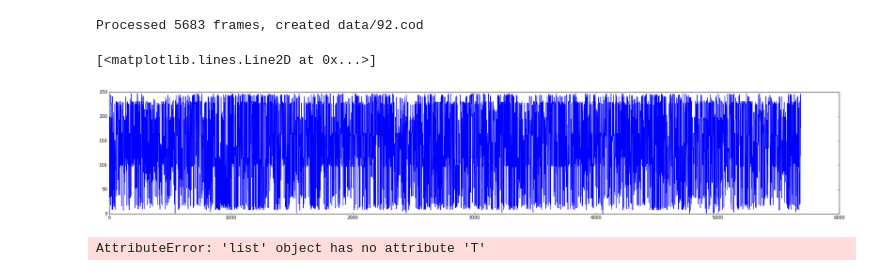
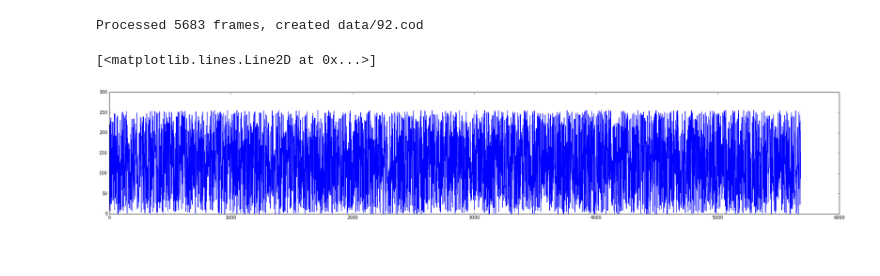
Before and after one commit to margulies/ravestudy, a Jupyter notebook: ravestudy.ipynb, the cells around one changed output. Cells and saved outputs as stored; diff of their text form; code cells hidden in the pictures.

```diff
--- a/ravestudy.ipynb
+++ b/ravestudy.ipynb
@@ -9,6 +13,11 @@ from matplotlib import pylab as plt
+# %%
+from datetime import timedelta, datetime
+def timecodematch(x, base_date):
+    delta = []
+    b_d = datetime.strptime(base_date, "%H:%M:%S:%f")
+    for y in range(len(x)):
+        d = datetime.strptime(x[y], "%H:%M:%S:%f")
+        delta.append(abs(d - b_d))
+    return delta
 # %% [markdown]
 # Reading Accel data
-# %%
-sub = '92'
-df = pd.read_csv('data/%s.csv' % str(sub), delimiter=';')
-print df
@@ -32,0 +97,27 @@ print df
+# %%
+#define stream chunk
+chunk = 1024
+
+#open a wav format music
+f = wave.open(r"/usr/share/sounds/alsa/Rear_Center.wav","rb")
+#instantiate PyAudio
+p = pyaudio.PyAudio()
+#open stream
+stream = p.open(format = p.get_format_from_width(f.getsampwidth()),
+                channels = f.getnchannels(),
+                rate = f.getframerate(),
+                output = True)
+#read data
+data = f.readframes(chunk)
+
+#paly stream
+while data != '':
+    stream.write(data)
+    data = f.readframes(chunk)
+
+#stop stream
+stream.stop_stream()
+stream.close()
+
+#close PyAudio
+p.terminate()
@@ -153,11 +253,7 @@ nr = amr2if2('data/%s.amr' % str(sub), 'data/%s.cod' % str(sub))
 Processed 5683 frames, created data/92.cod
 # %%
 plt.subplots(figsize=(30,5))
-plt.plot(np.array(nr).T[10])
+plt.plot(np.array(nr).T[29])
 # %% [output]
 [<matplotlib.lines.Line2D at 0x...>]
-[figure, old version]
+[figure, new version]
-# %%
-np.shape(nr[0])
-# %% [output]
-AttributeError: 'list' object has no attribute 'T'
```
Also changed, not shown: parts of 10 cells of this notebook, 3 other files.
